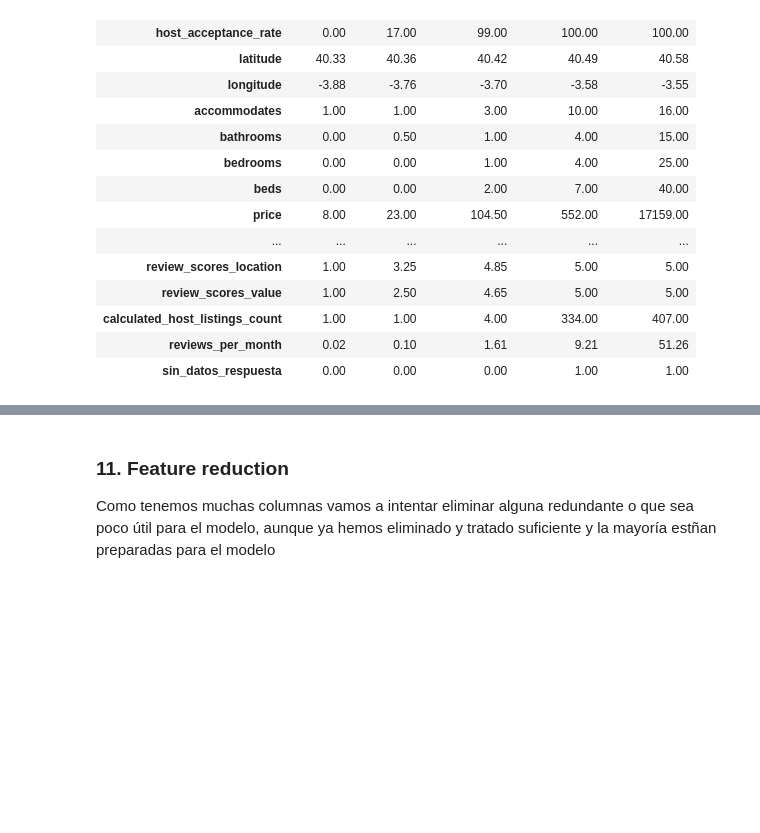
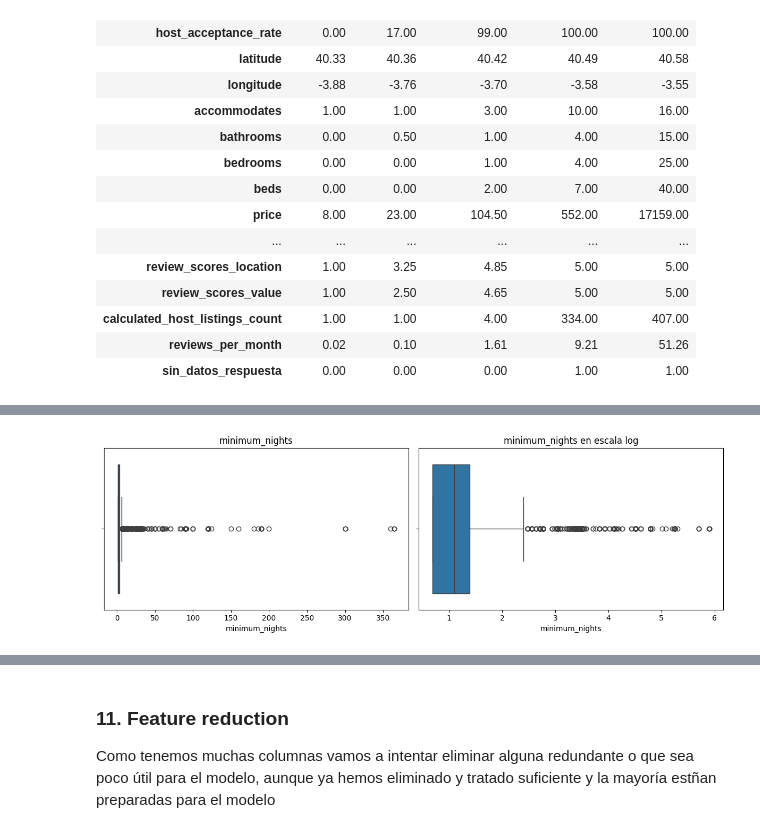
Before and after one commit to HimuraFresh/madrid-rental-revenue-prediction, a Jupyter notebook: notebooks/main.ipynb, the cells around one changed output, grey strips where cells are left out. Cells and saved outputs as stored; diff of their text form; code cells hidden in the pictures; blank space fills up the shorter version.

```diff
--- a/notebooks/main.ipynb
+++ b/notebooks/main.ipynb
@@ -1458,0 +1731,8 @@ X_train[num_cols].describe(percentiles=[0.01, 0.99]).T[["min", "1%", "50%", "99%
+# %%
+# Solo los casos sin explicación posible: más del doble de camas que plazas
+
+mask_camas = X_train["beds"] <= X_train["accommodates"] * 2
+
+print("Filas eliminadas:", (~mask_camas).sum())
+
+X_train.loc[~mask_camas, ["accommodates", "bedrooms", "beds", "bathrooms", "room_type"]]
@@ -1458,0 +1755,8 @@ X_train[num_cols].describe(percentiles=[0.01, 0.99]).T[["min", "1%", "50%", "99%
+# %%
+# Eliminamos las 68 filas incoherentes
+
+X_train = X_train[mask_camas]
+y_train = y_train[mask_camas]
+y_train_log = y_train_log[mask_camas]
+
+X_train.shape
@@ -1458,0 +1850,17 @@ X_train[num_cols].describe(percentiles=[0.01, 0.99]).T[["min", "1%", "50%", "99%
+# %%
+# Estancia mínima: el 99% está en 32 noches y el máximo en 365
+
+plt.figure(figsize=(12, 4))
+
+plt.subplot(1, 2, 1)
+sns.boxplot(x=X_train["minimum_nights"])
+plt.title("minimum_nights")
+
+plt.subplot(1, 2, 2)
+sns.boxplot(x=np.log1p(X_train["minimum_nights"]))
+plt.title("minimum_nights en escala log")
+
+plt.tight_layout()
+plt.show()
+# %% [output]
+[figure, added]
```
Also changed, not shown: parts of 59 cells of this notebook.
